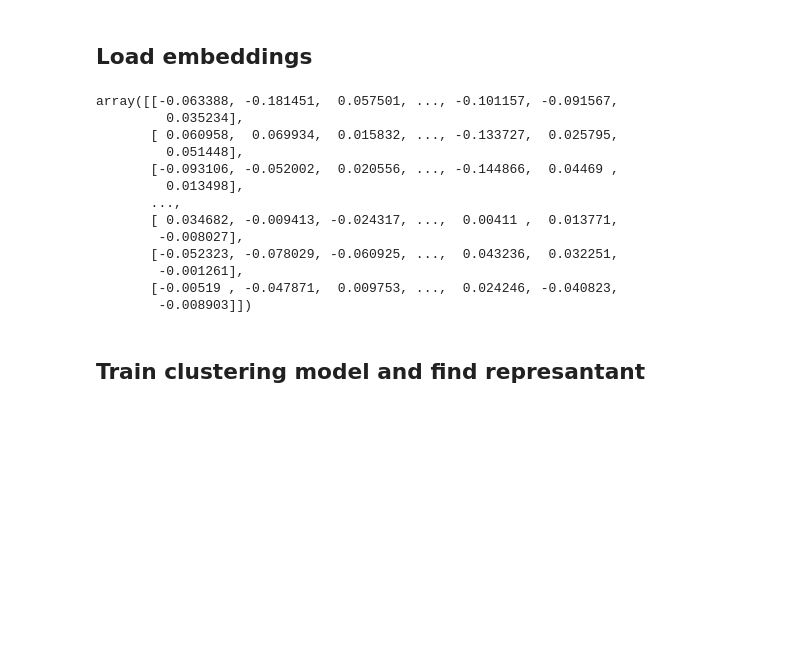
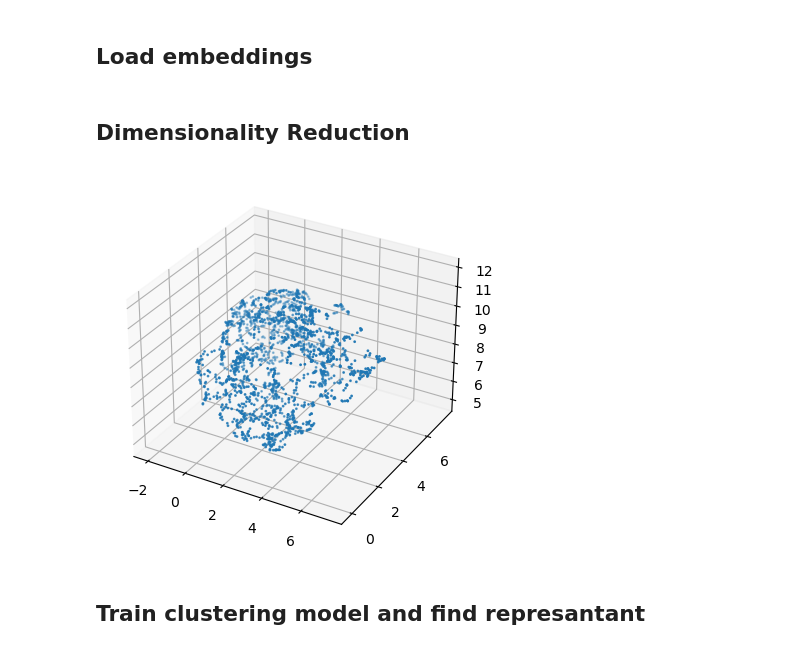
Before and after one commit to josh-oo/adapter-based-news-recommender, a Jupyter notebook: src/clustering/demo.ipynb, the cells around one changed output. Saved outputs shown, nothing was run; the diff lists cells and outputs as text; code cells hidden in the pictures; blank space fills up the shorter version.

Commit message:
Add UMAP and visualization

```diff
--- a/src/clustering/demo.ipynb
+++ b/src/clustering/demo.ipynb
@@ -8,29 +12,44 @@ config = configparser.ConfigParser()
 config.read('../../config.ini')
 embedding_path = '../../' + config['DATA']['UserEmbeddingPath']
 test_path = '../../' + config['DATA']['TestUserEmbeddingPath']
+# %%
+def draw_umap(data, n_components=2, title=''):
+    fig = plt.figure()
+    if n_components == 1:
+        ax = fig.add_subplot(111)
+        ax.scatter(data[:,0], range(len(data)))
+    if n_components == 2:
+        ax = fig.add_subplot(111)
+        ax.scatter(data[:,0], data[:,1], s=1)
+    if n_components == 3:
+        ax = fig.add_subplot(111, projection='3d')
+        ax.scatter(data[:,0], data[:,1], data[:,2], s=1)
+    plt.title(title, fontsize=18)
 # %% [markdown]
 ## Load embeddings
-# %%
-import pandas as pd
-entity_embedding = pd.read_table(embedding_path, header=None)
-# entity_embedding['vector'] = entity_embedding.iloc[:, 1:101].values.tolist()
-# entity_embedding = entity_embedding[[0,'vector']].rename(columns={0: "entity"})
-vectors = entity_embedding.iloc[:, 1:101].values
-vectors
-# %% [output]
-array([[-0.063388, -0.181451,  0.057501, ..., -0.101157, -0.091567,
-         0.035234],
-       [ 0.060958,  0.069934,  0.015832, ..., -0.133727,  0.025795,
-         0.051448],
-       [-0.093106, -0.052002,  0.020556, ..., -0.144866,  0.04469 ,
-         0.013498],
-       ...,
-       [ 0.034682, -0.009413, -0.024317, ...,  0.00411 ,  0.013771,
-        -0.008027],
-       [-0.052323, -0.078029, -0.060925, ...,  0.043236,  0.032251,
-        -0.001261],
-       [-0.00519 , -0.047871,  0.009753, ...,  0.024246, -0.040823,
-        -0.008903]])
+# %%
+user_embedding = np.load(embedding_path)
+test_embedding = np.load(test_path)
+# %% [markdown]
+## Dimensionality Reduction
+# %%
+N_NEIGHBORS= int(config['UMAP']['n_neighbors'])
+MIN_DIST= float(config['UMAP']['min_dist'])
+N_COMPONENTS= int(config['UMAP']['n_components'])
+METRIC=config['UMAP']['metric']
+# %%
+fit = umap.UMAP(
+    n_neighbors= N_NEIGHBORS,
+    min_dist= MIN_DIST,
+    n_components= N_COMPONENTS,
+    metric=METRIC
+)
+user_reduced = fit.fit_transform(user_embedding)
+test_reduced = fit.transform(test_embedding)
+# %%
+draw_umap(user_reduced, N_COMPONENTS)
+# %% [output]
+[figure, added]
 # %% [markdown]
 ## Train clustering model and find represantant
 # %%
```
Also changed, not shown: parts of 6 cells of this notebook, 4 other files.
